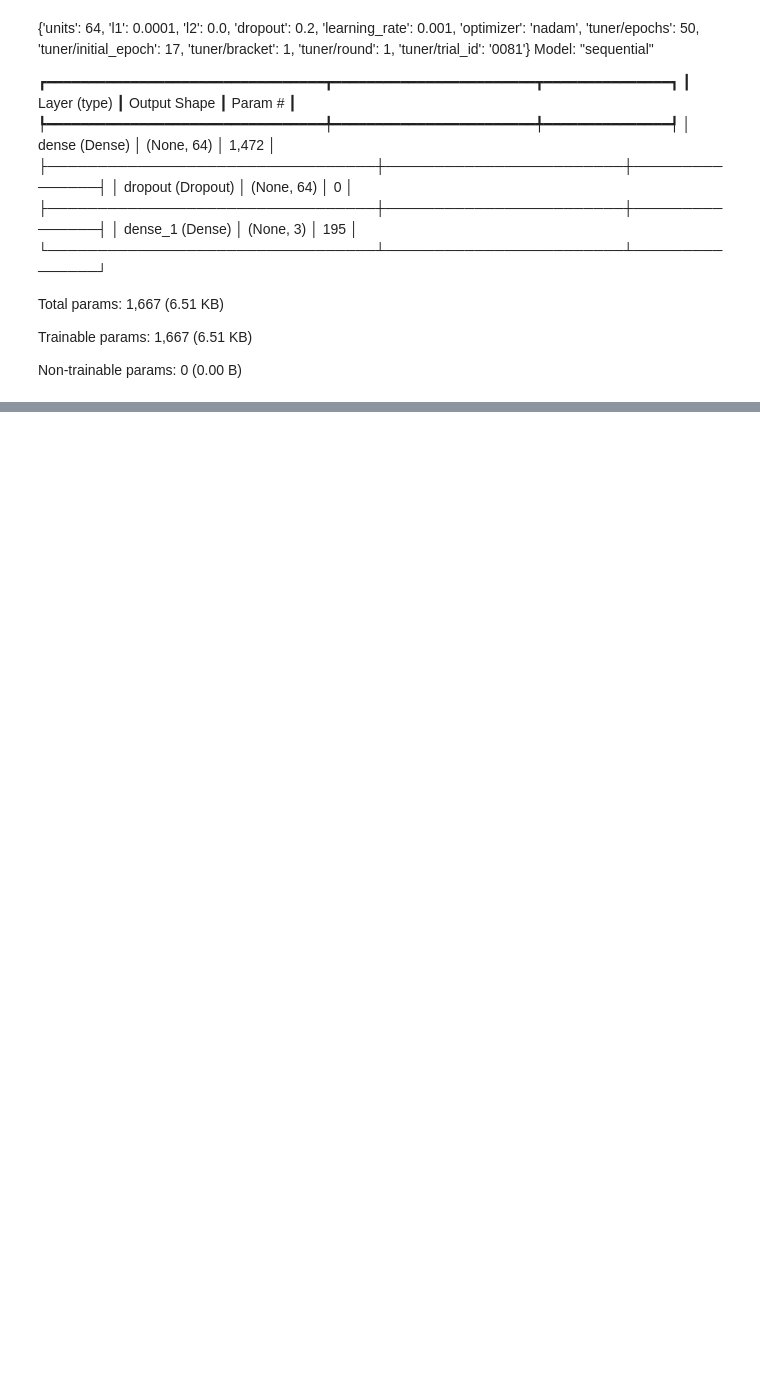
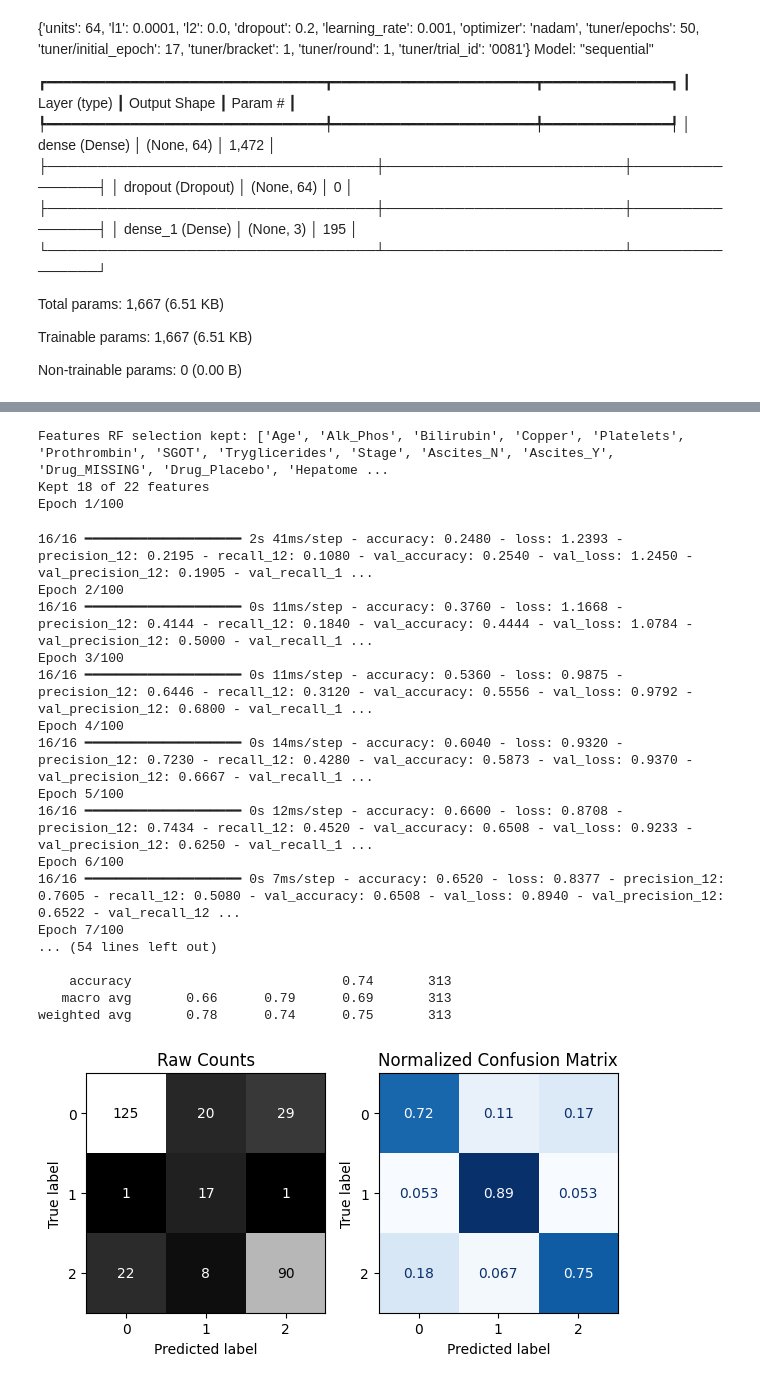
Before and after one commit to swirita/Cirrhosis-Prediction, a Jupyter notebook: Cirrhosis_Prediction.ipynb, the cells around one changed output, grey strips where cells are left out. Drawn from its saved outputs; the diff is of its cells as text; code cells hidden in the pictures; blank space fills up the shorter version.

Commit message:
Improved Class D Recall 71% NN

```diff
--- a/Cirrhosis_Prediction.ipynb
+++ b/Cirrhosis_Prediction.ipynb
@@ -2328,0 +2310,80 @@ weighted avg       0.71      0.68      0.69       105
+# %%
+# Get the feature names the RF backward selector actually kept
+selected_features = selector.get_feature_names_out()
+print("Features RF selection kept:", list(selected_features))
+print(f"Kept {len(selected_features)} of {X_train_pre.shape[1]} features")
+
+# Subset the NN's already-preprocessed data to just those columns
+X_train_pre_selected = X_train_pre[selected_features]
+X_test_pre_selected  = X_test_pre[selected_features]
+
+# Redo the train/val split on the reduced feature set
+X_nn_train_sel, X_nn_val_sel, y_nn_train_sel, y_nn_val_sel = train_test_split(
+    X_train_pre_selected,
+    y_train_bin,
+    test_size=0.2,
+    random_state=42,
+    stratify=y_train_enc
+)
+
+input_shape_sel = X_train_pre_selected.shape[1]
+
+# Rebuild class weights
+y_nn_train_sel_enc = np.argmax(y_nn_train_sel, axis=1)
+class_weights_sel = dict(zip(
+    np.unique(y_nn_train_sel_enc),
+    compute_class_weight('balanced', classes=np.unique(y_nn_train_sel_enc), y=y_nn_train_sel_enc)
+))
+
+# Temporarily point the global at the reduced feature count
+input_shape = input_shape_sel   # 18
+
+# Train the NN using existing best hyperparameters, just on fewer inputs
+model_selected = build_model(best_hps)
+
+early_stopping = EarlyStopping(
+    monitor='val_loss',
+    patience=8,
+    min_delta=0.001,
+    restore_best_weights=True
+)
+
+history_selected = model_selected.fit(
+    X_nn_train_sel,
+    y_nn_train_sel,
+    validation_data=(X_nn_val_sel, y_nn_val_sel),
+    epochs=100,
+    batch_size=16,
+    class_weight=class_weights_sel,
+    callbacks=[early_stopping],
+    verbose=1
+)
+
+# Evaluate
+evaluate_classification(
+    model_selected,
+    X_train_pre_selected, y_train_enc,
+    X_test_pre_selected, y_test_enc
+)
+# %% [output]
+Features RF selection kept: ['Age', 'Alk_Phos', 'Bilirubin', 'Copper', 'Platelets', 'Prothrombin', 'SGOT', 'Tryglicerides', 'Stage', 'Ascites_N', 'Ascites_Y', 'Drug_MISSING', 'Drug_Placebo', 'Hepatome ...
+Kept 18 of 22 features
+Epoch 1/100
+16/16 ━━━━━━━━━━━━━━━━━━━━ 2s 41ms/step - accuracy: 0.2480 - loss: 1.2393 - precision_12: 0.2195 - recall_12: 0.1080 - val_accuracy: 0.2540 - val_loss: 1.2450 - val_precision_12: 0.1905 - val_recall_1 ...
+Epoch 2/100
+16/16 ━━━━━━━━━━━━━━━━━━━━ 0s 11ms/step - accuracy: 0.3760 - loss: 1.1668 - precision_12: 0.4144 - recall_12: 0.1840 - val_accuracy: 0.4444 - val_loss: 1.0784 - val_precision_12: 0.5000 - val_recall_1 ...
+Epoch 3/100
+16/16 ━━━━━━━━━━━━━━━━━━━━ 0s 11ms/step - accuracy: 0.5360 - loss: 0.9875 - precision_12: 0.6446 - recall_12: 0.3120 - val_accuracy: 0.5556 - val_loss: 0.9792 - val_precision_12: 0.6800 - val_recall_1 ...
+Epoch 4/100
+16/16 ━━━━━━━━━━━━━━━━━━━━ 0s 14ms/step - accuracy: 0.6040 - loss: 0.9320 - precision_12: 0.7230 - recall_12: 0.4280 - val_accuracy: 0.5873 - val_loss: 0.9370 - val_precision_12: 0.6667 - val_recall_1 ...
+Epoch 5/100
+16/16 ━━━━━━━━━━━━━━━━━━━━ 0s 12ms/step - accuracy: 0.6600 - loss: 0.8708 - precision_12: 0.7434 - recall_12: 0.4520 - val_accuracy: 0.6508 - val_loss: 0.9233 - val_precision_12: 0.6250 - val_recall_1 ...
+Epoch 6/100
+16/16 ━━━━━━━━━━━━━━━━━━━━ 0s 7ms/step - accuracy: 0.6520 - loss: 0.8377 - precision_12: 0.7605 - recall_12: 0.5080 - val_accuracy: 0.6508 - val_loss: 0.8940 - val_precision_12: 0.6522 - val_recall_12 ...
+Epoch 7/100
+... (54 lines left out)
+
+    accuracy                           0.74       313
+   macro avg       0.66      0.79      0.69       313
+weighted avg       0.78      0.74      0.75       313
+[figure, added]
```
Also changed, not shown: parts of 13 cells of this notebook.
